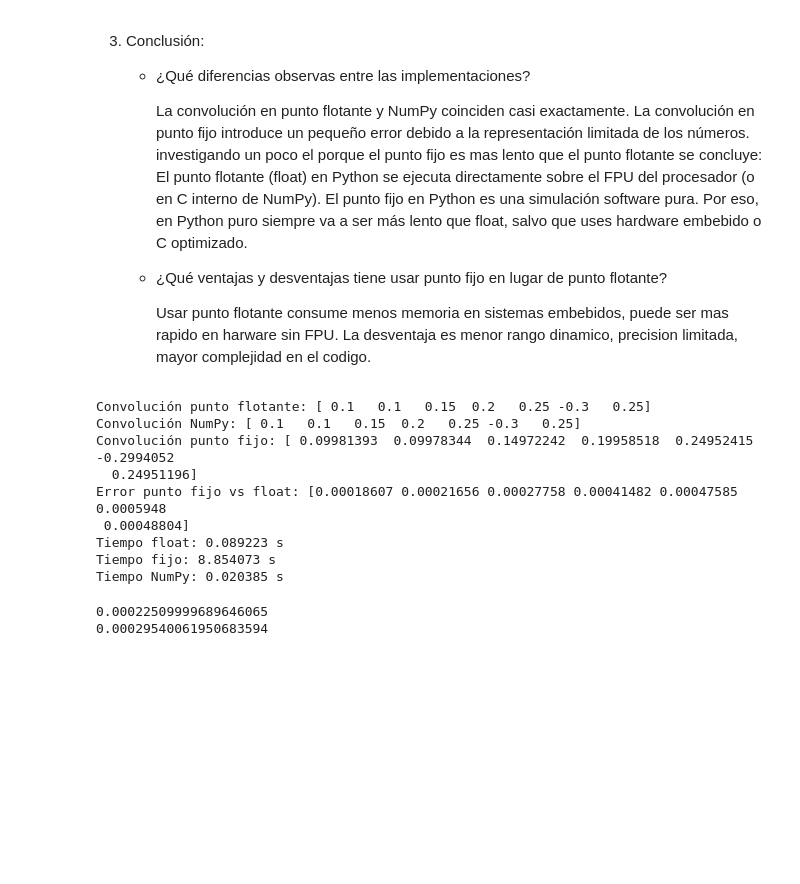
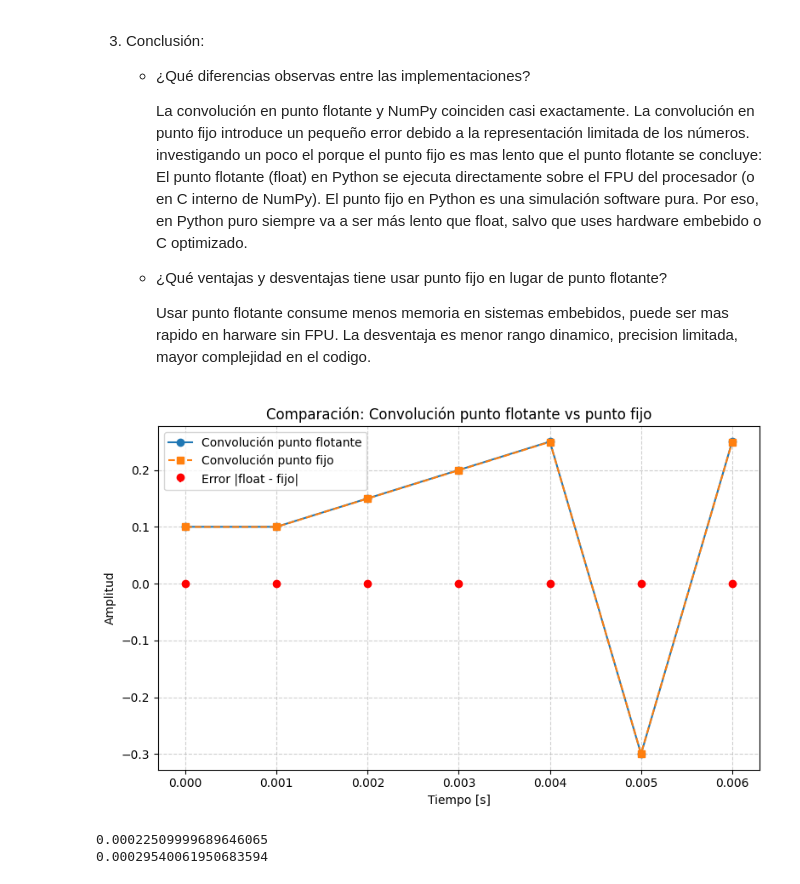
Before and after one commit to Sebajm2022/PES_Sebastian_Martinez, a Jupyter notebook: Tp1_PES_Sebastian_Martinez.ipynb, the cells around one changed output. Cells and saved outputs as stored; diff of their text form; code cells hidden in the pictures; blank space fills up the shorter version.

```diff
--- a/Tp1_PES_Sebastian_Martinez.ipynb
+++ b/Tp1_PES_Sebastian_Martinez.ipynb
@@ -174,6 +174,7 @@ plt.show()
 import numpy as np
 from fixedpoint import FixedPoint
 import timeit
+import matplotlib.pyplot as plt
 
 # Señales de prueba
 x = np.array([0.1, 0.2, 0.3, 0.4, 0.5], dtype=float)
@@ -184,61 +185,54 @@ def conv_float(x, h):
     M = len(h)
     y = np.zeros(N + M - 1, dtype=float)
     for n in range(N + M - 1):
         for k in range(M):
             if n - k >= 0 and n - k < N:
                 y[n] += x[n - k] * h[k]
     return y
 
-# Test
+# Convoluciones
 y_float = conv_float(x, h)
 y_numpy = np.convolve(x, h)
-print("Convolución punto flotante:", y_float)
-print("Convolución NumPy:", y_numpy)
 
 # Conversión a punto fijo
-scale = 0.999  # para que 1.0 quede dentro del rango
+scale = 0.999
 x_fx = [FixedPoint(val*scale, signed=True, m=1, n=15) for val in x]
 h_fx = [FixedPoint(val*scale, signed=True, m=1, n=15) for val in h]
-
 
 def conv_fixed(x, h):
     N = len(x)
     M = len(h)
     y = [FixedPoint(0, signed=True, m=1, n=15) for _ in range(N + M - 1)]
     for n in range(N + M - 1):
         for k in range(M):
             if n - k >= 0 and n - k < N:
                 y[n] += x[n - k] * h[k]
     return y
 
-# Test
+# Resultados
 y_fixed = conv_fixed(x_fx, h_fx)
 y_fixed_float = np.array([float(val) for val in y_fixed])
-print("Convolución punto fijo:", y_fixed_float)
+error_fixed = np.abs(y_float - y_fixed_float)
 
-error_fixed = np.abs(y_float - y_fixed_float)
-print("Error punto fijo vs float:", error_fixed)
+# --- Eje de tiempo ---
+fs = 1000  # Hz, puedes cambiarlo
+Ts = 1 / fs
+t = np.arange(len(y_float)) * Ts  # eje en segundos
 
-# Float
-time_float = timeit.timeit(lambda: conv_float(x, h), number=10000)
-# Punto fijo
-time_fijo = timeit.timeit(lambda: conv_fixed(x_fx, h_fx), number=10000)
-# NumPy
-time_numpy = timeit.timeit(lambda: np.convolve(x, h), number=10000)
-
-print(f"Tiempo float: {time_float:.6f} s")
-print(f"Tiempo fijo: {time_fijo:.6f} s")
-print(f"Tiempo NumPy: {time_numpy:.6f} s")
+# --- Gráfico ---
+plt.figure(figsize=(8, 5))
+plt.plot(t, y_float, 'o-', label='Convolución punto flotante')
+plt.plot(t, y_fixed_float, 's--', label='Convolución punto fijo')
+plt.stem(t, error_fixed, linefmt='r:', markerfmt='ro', basefmt=" ", label='Error |float - fijo|')
+plt.xlabel('Tiempo [s]')
+plt.ylabel('Amplitud')
+plt.title('Comparación: Convolución punto flotante vs punto fijo')
+plt.grid(True, linestyle='--', alpha=0.6)
+plt.legend()
+plt.tight_layout()
+plt.show()
 # %% [output]
-Convolución punto flotante: [ 0.1   0.1   0.15  0.2   0.25 -0.3   0.25]
-Convolución NumPy: [ 0.1   0.1   0.15  0.2   0.25 -0.3   0.25]
-Convolución punto fijo: [ 0.09981393  0.09978344  0.14972242  0.19958518  0.24952415 -0.2994052
-  0.24951196]
-Error punto fijo vs float: [0.00018607 0.00021656 0.00027758 0.00041482 0.00047585 0.0005948
- 0.00048804]
-Tiempo float: 0.089223 s
-Tiempo fijo: 8.854073 s
-Tiempo NumPy: 0.020385 s
+[figure, added]
 # %%
 # Ejemplos de medicion de tiempos
 # %pylab inline
```
